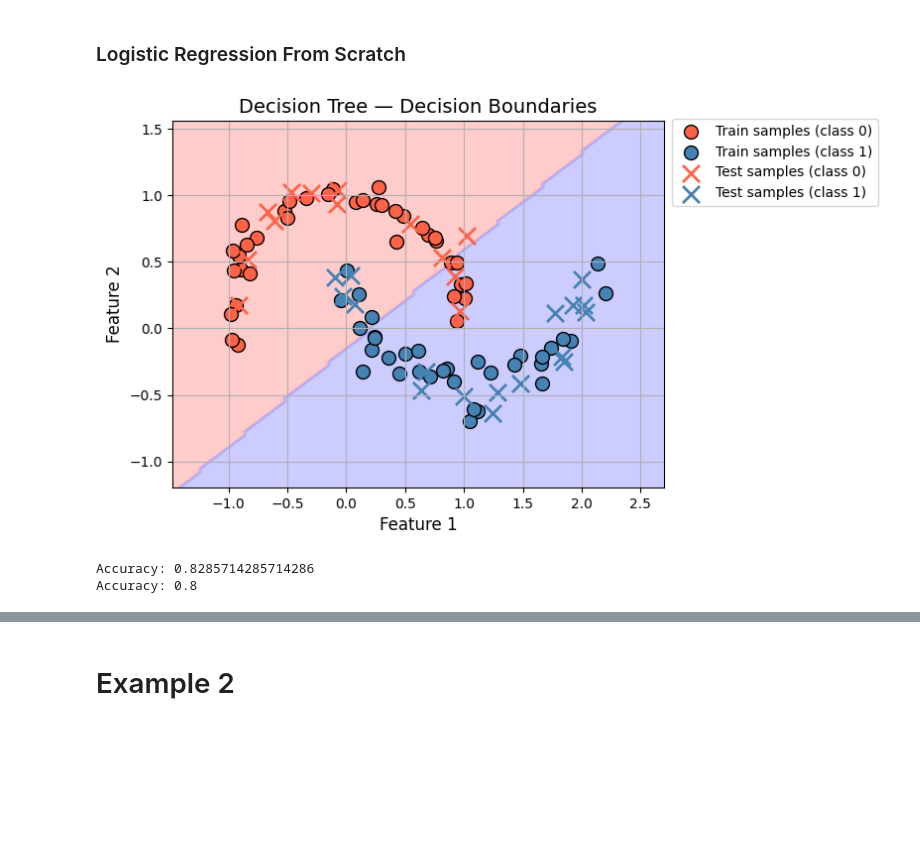
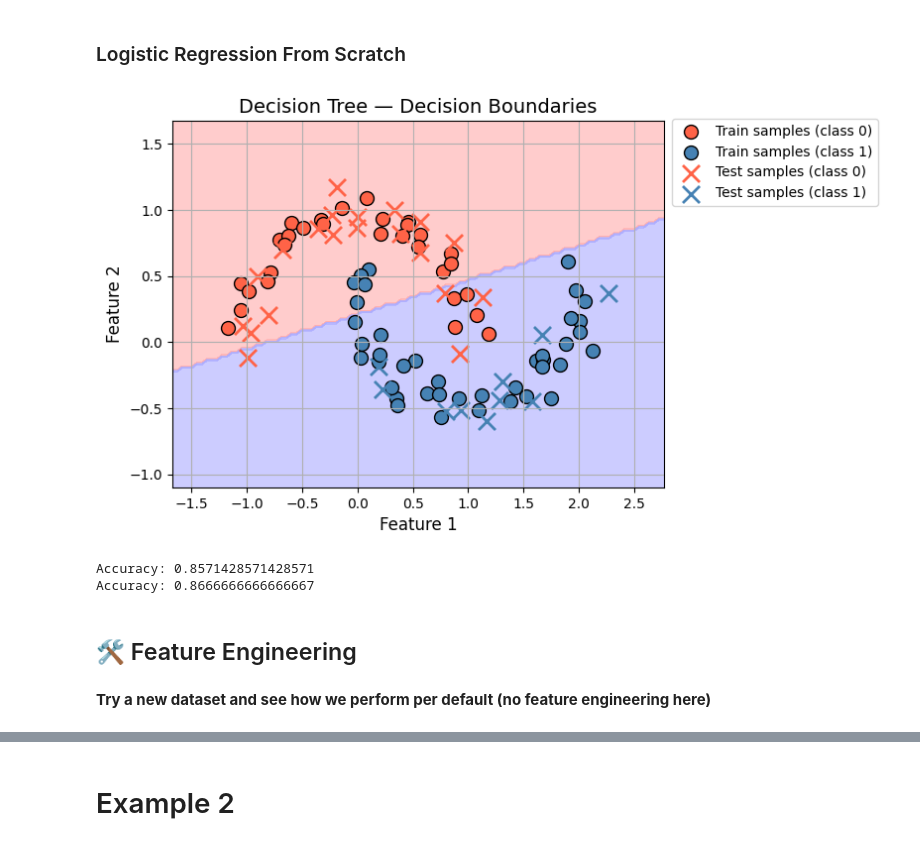
Before and after one commit to julien-marteen-akay-u2p/my-first-binder, a Jupyter notebook: my_notebook.ipynb, the cells around one changed output, grey strips where cells are left out. Saved outputs shown, nothing was run; the diff lists cells and outputs as text; code cells hidden in the pictures; blank space fills up the shorter version.

```diff
--- a/my_notebook.ipynb
+++ b/my_notebook.ipynb
@@ -35,7 +37,8 @@ if '_ORIGINAL_PRINTOPTIONS' not in globals():
 # Generate an artificial dataset
 X, y = make_moons(
     n_samples=100,
-    noise=0.1
+    noise=0.1,
+    random_state=42
 )
 X, y
 # %% [output]
@@ -241,0 +247,17 @@ visualize_decision_tree(model)
+# %%
+from sklearn.svm import SVC
+
+# create basic model instance and train
+model = SVC()
+model.fit(X_train, y_train)
+
+# evaluate model visually
+plot_2d_data(X_train, y_train, X_test, y_test, model=model, title="Support Vector Classifier — Decision Boundary")
+
+# perform predictions
+y_train_pred = model.predict(X_train)
+y_test_pred = model.predict(X_test)
+
+# evaluate model quantitatively
+accuracy(y_train_pred, y_train)
+accuracy(y_test_pred, y_test)
@@ -394,20 +420,20 @@ class MyLogisticRegression(BaseEstimator, ClassifierMixin):
         proba = self.predict_proba(X)
         return (proba > 0.5).astype(int)
 # %%
-model = MyLogisticRegression()
+model = MyLogisticRegression(max_iter=10000)
 model.fit(X_train, y_train)
 
 # evaluate model visually
 plot_2d_data(X_train, y_train, X_test, y_test, model=model, title="Decision Tree — Decision Boundaries")
 
 # perform predictions
 y_train_pred = model.predict(X_train)
 y_test_pred = model.predict(X_test)
 
 # evaluate model quantitatively
 accuracy(y_train_pred, y_train)
 accuracy(y_test_pred, y_test)
 # %% [output]
-[figure, old version]
+[figure, new version]
-Accuracy: 0.8285714285714286
-Accuracy: 0.8
+Accuracy: 0.8571428571428571
+Accuracy: 0.8666666666666667
@@ -416 +440,5 @@ Accuracy: 0.8
+# %% [markdown]
+## 🛠️ Feature Engineering
+# %% [markdown]
+**Try a new dataset and see how we perform per default (no feature engineering here)**
 # %%
```
Also changed, not shown: parts of 51 cells of this notebook.
